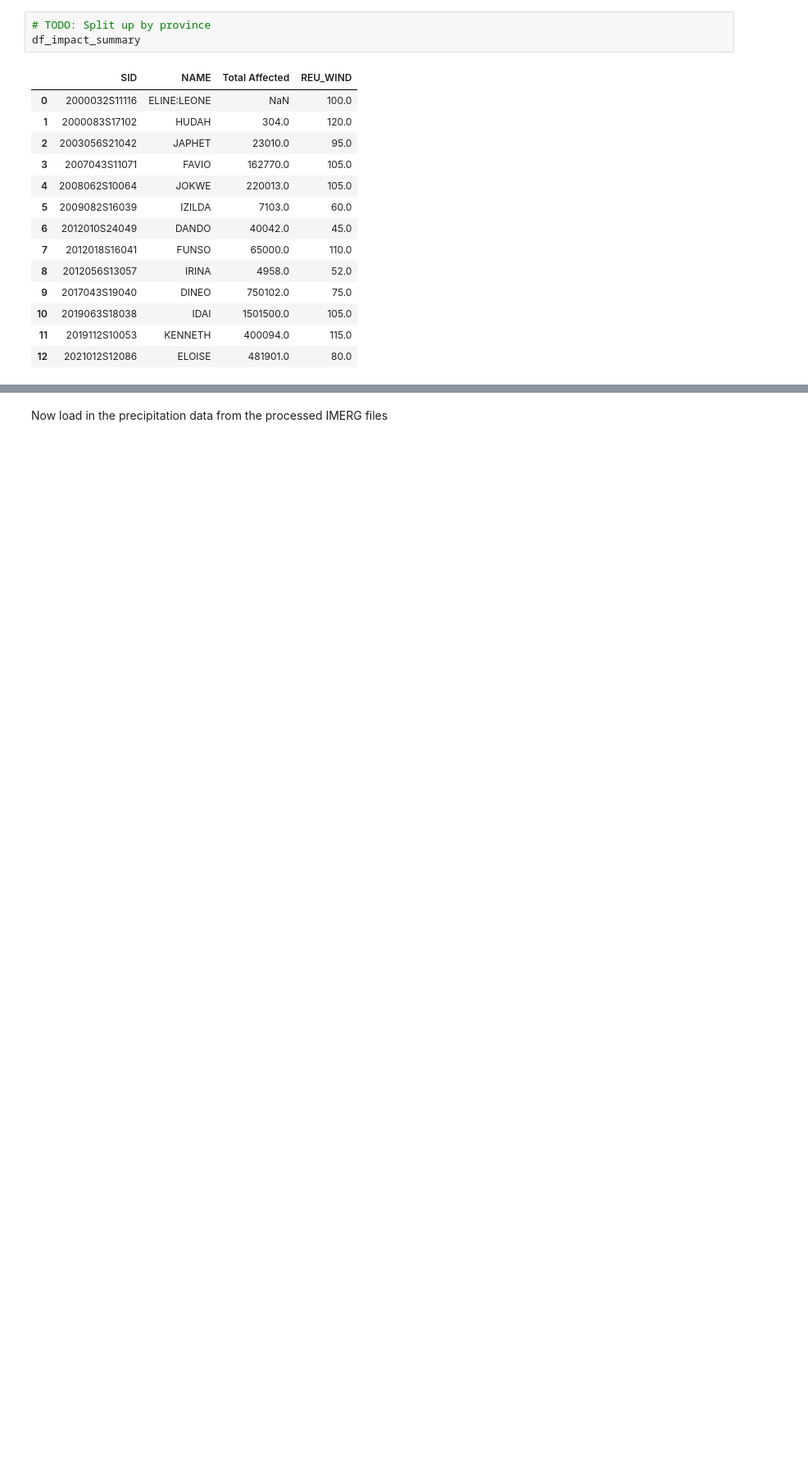
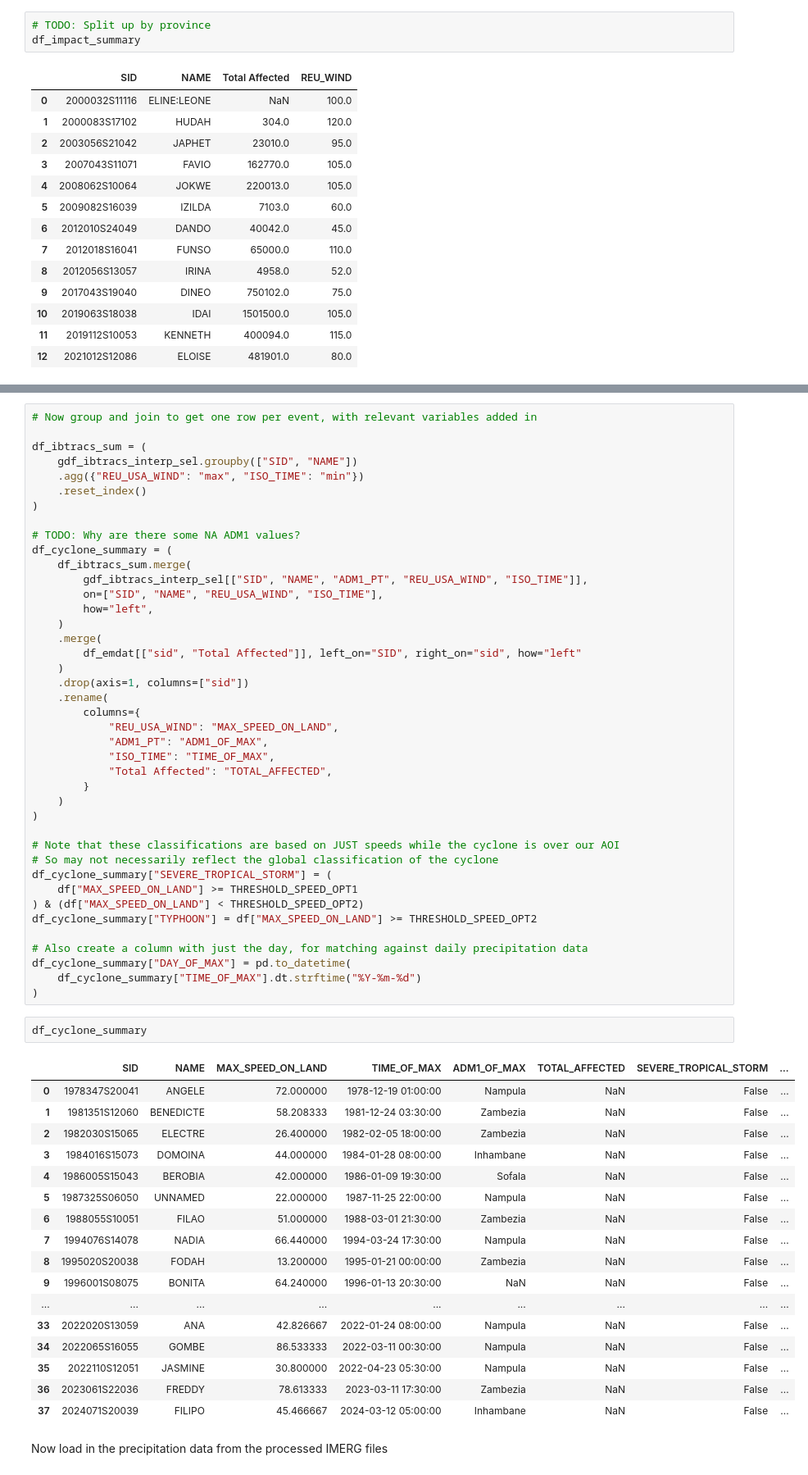
Before and after one commit to OCHA-DAP/ds-aa-moz-cyclones, a Jupyter notebook: analysis/02_observational_thresholds.ipynb, the cells around one changed output, grey strips where cells are left out. Shown at 82% size. Saved outputs shown, nothing was run; the diff lists cells and outputs as text; blank space fills up the shorter version.

Commit message:
Update precipitation analysis

```diff
--- a/analysis/02_observational_thresholds.ipynb
+++ b/analysis/02_observational_thresholds.ipynb
@@ -99,3 +147,64 @@ df_impact_summary
+# %%
+# Now group and join to get one row per event, with relevant variables added in
+
+df_ibtracs_sum = (
+    gdf_ibtracs_interp_sel.groupby(["SID", "NAME"])
+    .agg({"REU_USA_WIND": "max", "ISO_TIME": "min"})
+    .reset_index()
+)
+
+# TODO: Why are there some NA ADM1 values?
+df_cyclone_summary = (
+    df_ibtracs_sum.merge(
+        gdf_ibtracs_interp_sel[["SID", "NAME", "ADM1_PT", "REU_USA_WIND", "ISO_TIME"]],
+        on=["SID", "NAME", "REU_USA_WIND", "ISO_TIME"],
+        how="left",
+    )
+    .merge(
+        df_emdat[["sid", "Total Affected"]], left_on="SID", right_on="sid", how="left"
+    )
+    .drop(axis=1, columns=["sid"])
+    .rename(
+        columns={
+            "REU_USA_WIND": "MAX_SPEED_ON_LAND",
+            "ADM1_PT": "ADM1_OF_MAX",
+            "ISO_TIME": "TIME_OF_MAX",
+            "Total Affected": "TOTAL_AFFECTED",
+        }
+    )
+)
+
+# Note that these classifications are based on JUST speeds while the cyclone is over our AOI
+# So may not necessarily reflect the global classification of the cyclone
+df_cyclone_summary["SEVERE_TROPICAL_STORM"] = (
+    df["MAX_SPEED_ON_LAND"] >= THRESHOLD_SPEED_OPT1
+) & (df["MAX_SPEED_ON_LAND"] < THRESHOLD_SPEED_OPT2)
+df_cyclone_summary["TYPHOON"] = df["MAX_SPEED_ON_LAND"] >= THRESHOLD_SPEED_OPT2
+
+# Also create a column with just the day, for matching against daily precipitation data
+df_cyclone_summary["DAY_OF_MAX"] = pd.to_datetime(
+    df_cyclone_summary["TIME_OF_MAX"].dt.strftime("%Y-%m-%d")
+)
+# %%
+df_cyclone_summary
+# %% [output]
+|  | SID | NAME | MAX_SPEED_ON_LAND | TIME_OF_MAX | ADM1_OF_MAX | TOTAL_AFFECTED | SEVERE_TROPICAL_STORM | ... |
+| 0 | 1978347S20041 | ANGELE | 72.000000 | 1978-12-19 01:00:00 | Nampula | NaN | False | ... |
+| 1 | 1981351S12060 | BENEDICTE | 58.208333 | 1981-12-24 03:30:00 | Zambezia | NaN | False | ... |
+| 2 | 1982030S15065 | ELECTRE | 26.400000 | 1982-02-05 18:00:00 | Zambezia | NaN | False | ... |
+| 3 | 1984016S15073 | DOMOINA | 44.000000 | 1984-01-28 08:00:00 | Inhambane | NaN | False | ... |
+| 4 | 1986005S15043 | BEROBIA | 42.000000 | 1986-01-09 19:30:00 | Sofala | NaN | False | ... |
+| 5 | 1987325S06050 | UNNAMED | 22.000000 | 1987-11-25 22:00:00 | Nampula | NaN | False | ... |
+| 6 | 1988055S10051 | FILAO | 51.000000 | 1988-03-01 21:30:00 | Zambezia | NaN | False | ... |
+| 7 | 1994076S14078 | NADIA | 66.440000 | 1994-03-24 17:30:00 | Nampula | NaN | False | ... |
+| 8 | 1995020S20038 | FODAH | 13.200000 | 1995-01-21 00:00:00 | Zambezia | NaN | False | ... |
+| 9 | 1996001S08075 | BONITA | 64.240000 | 1996-01-13 20:30:00 | NaN | NaN | False | ... |
+| ... | ... | ... | ... | ... | ... | ... | ... | ... |
+| 33 | 2022020S13059 | ANA | 42.826667 | 2022-01-24 08:00:00 | Nampula | NaN | False | ... |
+| 34 | 2022065S16055 | GOMBE | 86.533333 | 2022-03-11 00:30:00 | Nampula | NaN | False | ... |
+| 35 | 2022110S12051 | JASMINE | 30.800000 | 2022-04-23 05:30:00 | Nampula | NaN | False | ... |
+| 36 | 2023061S22036 | FREDDY | 78.613333 | 2023-03-11 17:30:00 | Zambezia | NaN | False | ... |
+| 37 | 2024071S20039 | FILIPO | 45.466667 | 2024-03-12 05:00:00 | Inhambane | NaN | False | ... |
 # %% [markdown]
 Now load in the precipitation data from the processed IMERG files
 # %%
```
Also changed, not shown: parts of 11 cells of this notebook.
